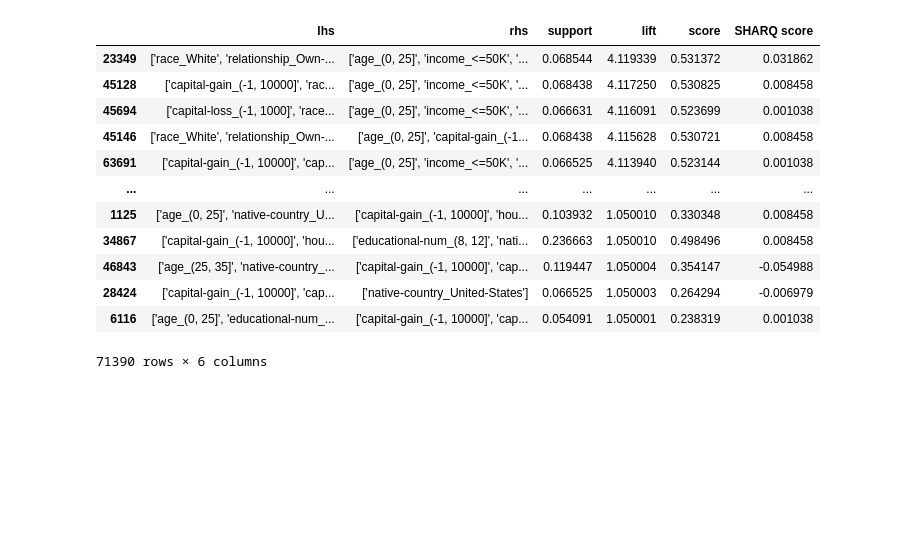
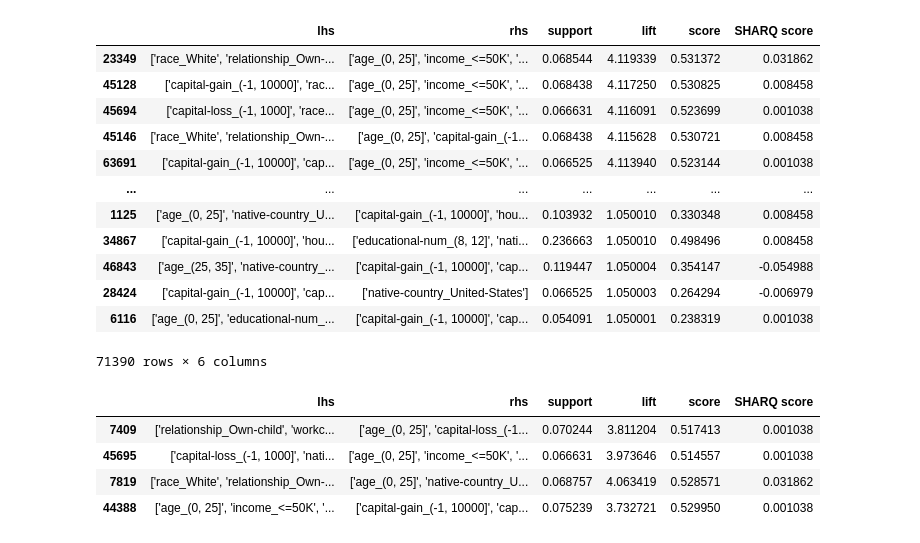
Before and after one commit to hadarib123/SHARQ-demo, a Jupyter notebook: example_notebook_demo_adult.ipynb, the cells around one changed output. Cells and saved outputs as stored; diff of their text form; code cells hidden in the pictures; blank space fills up the shorter version.

```diff
--- a/example_notebook_demo_adult.ipynb
+++ b/example_notebook_demo_adult.ipynb
@@ -108,3 +143,11 @@ sharq.rules_set
 | 28424 | ['capital-gain_(-1, 10000]', 'cap... | ['native-country_United-States'] | 0.066525 | 1.050003 | 0.264294 | -0.006979 |
 | 6116 | ['age_(0, 25]', 'educational-num_... | ['capital-gain_(-1, 10000]', 'cap... | 0.054091 | 1.050001 | 0.238319 | 0.001038 |
 71390 rows × 6 columns
+# %%
+sharq.rules_set.iloc[[322, 39, 20, 614]]
+# %% [output]
+|  | lhs | rhs | support | lift | score | SHARQ score |
+| 7409 | ['relationship_Own-child', 'workc... | ['age_(0, 25]', 'capital-loss_(-1... | 0.070244 | 3.811204 | 0.517413 | 0.001038 |
+| 45695 | ['capital-loss_(-1, 1000]', 'nati... | ['age_(0, 25]', 'income_<=50K', '... | 0.066631 | 3.973646 | 0.514557 | 0.001038 |
+| 7819 | ['race_White', 'relationship_Own-... | ['age_(0, 25]', 'native-country_U... | 0.068757 | 4.063419 | 0.528571 | 0.031862 |
+| 44388 | ['age_(0, 25]', 'income_<=50K', '... | ['capital-gain_(-1, 10000]', 'cap... | 0.075239 | 3.732721 | 0.529950 | 0.001038 |
```
Also changed, not shown: parts of 8 cells of this notebook.
